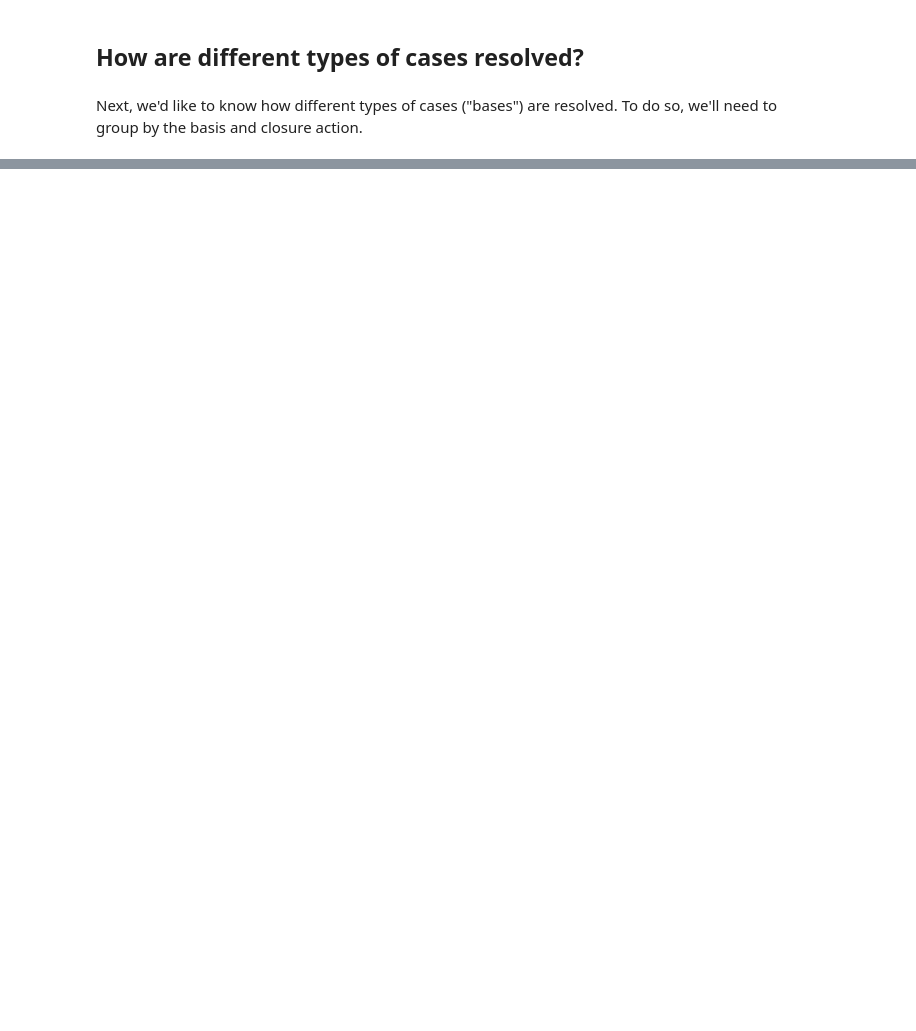
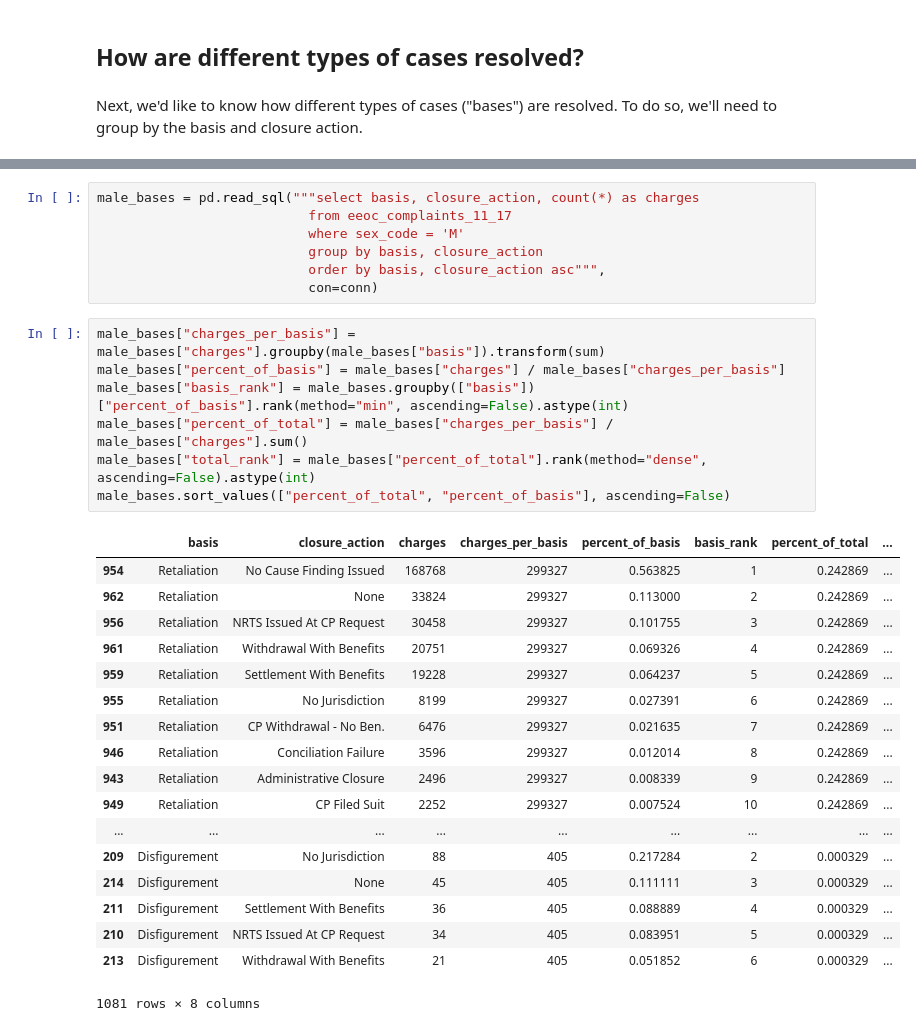
Before and after one commit to PublicI/employment-discrimination, a Jupyter notebook: employment-discrimination.ipynb, the cells around one changed output, grey strips where cells are left out. Saved outputs shown, nothing was run; the diff lists cells and outputs as text; blank space fills up the shorter version.

```diff
--- a/employment-discrimination.ipynb
+++ b/employment-discrimination.ipynb
@@ -377,0 +221,33 @@ Name: state_code, dtype: int64
+# %%
+male_bases = pd.read_sql("""select basis, closure_action, count(*) as charges
+                           from eeoc_complaints_11_17
+                           where sex_code = 'M'
+                           group by basis, closure_action
+                           order by basis, closure_action asc""",
+                           con=conn)
+# %%
+male_bases["charges_per_basis"] = male_bases["charges"].groupby(male_bases["basis"]).transform(sum)
+male_bases["percent_of_basis"] = male_bases["charges"] / male_bases["charges_per_basis"]
+male_bases["basis_rank"] = male_bases.groupby(["basis"])["percent_of_basis"].rank(method="min", ascending=False).astype(int)
+male_bases["percent_of_total"] = male_bases["charges_per_basis"] / male_bases["charges"].sum()
+male_bases["total_rank"] = male_bases["percent_of_total"].rank(method="dense", ascending=False).astype(int)
+male_bases.sort_values(["percent_of_total", "percent_of_basis"], ascending=False)
+# %% [output]
+|  | basis | closure_action | charges | charges_per_basis | percent_of_basis | basis_rank | percent_of_total | ... |
+| 954 | Retaliation | No Cause Finding Issued | 168768 | 299327 | 0.563825 | 1 | 0.242869 | ... |
+| 962 | Retaliation | None | 33824 | 299327 | 0.113000 | 2 | 0.242869 | ... |
+| 956 | Retaliation | NRTS Issued At CP Request | 30458 | 299327 | 0.101755 | 3 | 0.242869 | ... |
+| 961 | Retaliation | Withdrawal With Benefits | 20751 | 299327 | 0.069326 | 4 | 0.242869 | ... |
+| 959 | Retaliation | Settlement With Benefits | 19228 | 299327 | 0.064237 | 5 | 0.242869 | ... |
+| 955 | Retaliation | No Jurisdiction | 8199 | 299327 | 0.027391 | 6 | 0.242869 | ... |
+| 951 | Retaliation | CP Withdrawal - No Ben. | 6476 | 299327 | 0.021635 | 7 | 0.242869 | ... |
+| 946 | Retaliation | Conciliation Failure | 3596 | 299327 | 0.012014 | 8 | 0.242869 | ... |
+| 943 | Retaliation | Administrative Closure | 2496 | 299327 | 0.008339 | 9 | 0.242869 | ... |
+| 949 | Retaliation | CP Filed Suit | 2252 | 299327 | 0.007524 | 10 | 0.242869 | ... |
+| ... | ... | ... | ... | ... | ... | ... | ... | ... |
+| 209 | Disfigurement | No Jurisdiction | 88 | 405 | 0.217284 | 2 | 0.000329 | ... |
+| 214 | Disfigurement | None | 45 | 405 | 0.111111 | 3 | 0.000329 | ... |
+| 211 | Disfigurement | Settlement With Benefits | 36 | 405 | 0.088889 | 4 | 0.000329 | ... |
+| 210 | Disfigurement | NRTS Issued At CP Request | 34 | 405 | 0.083951 | 5 | 0.000329 | ... |
+| 213 | Disfigurement | Withdrawal With Benefits | 21 | 405 | 0.051852 | 6 | 0.000329 | ... |
+1081 rows × 8 columns
```
Also changed, not shown: parts of 78 cells of this notebook.
